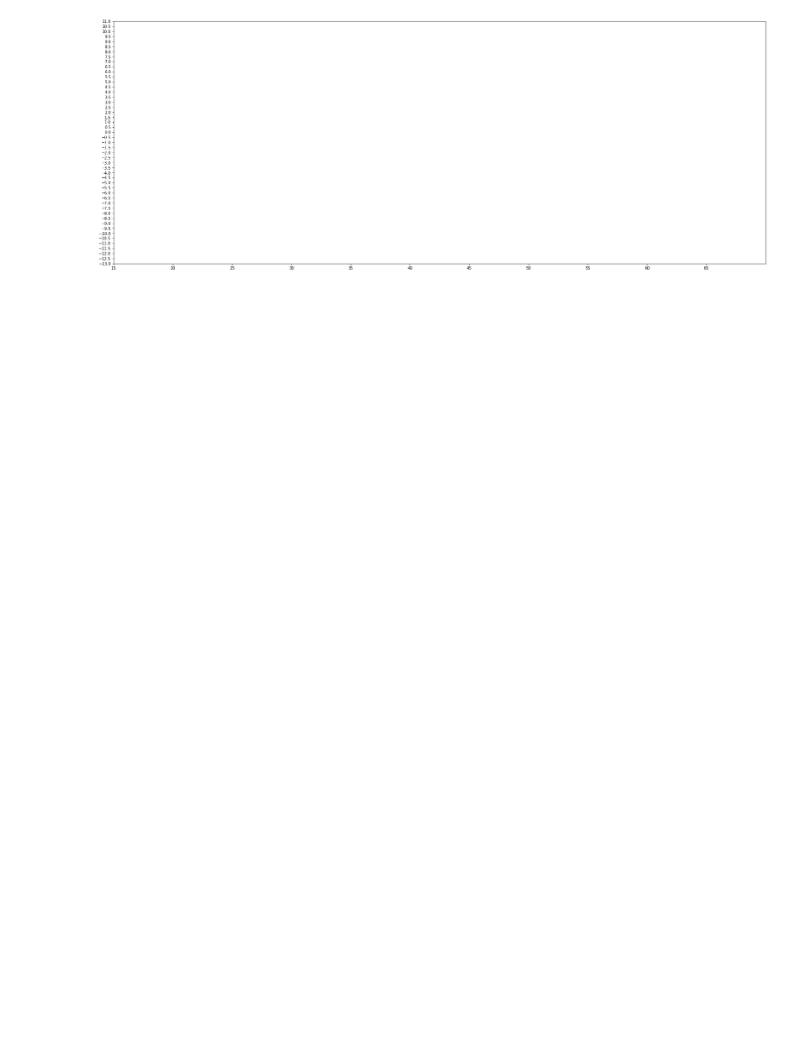
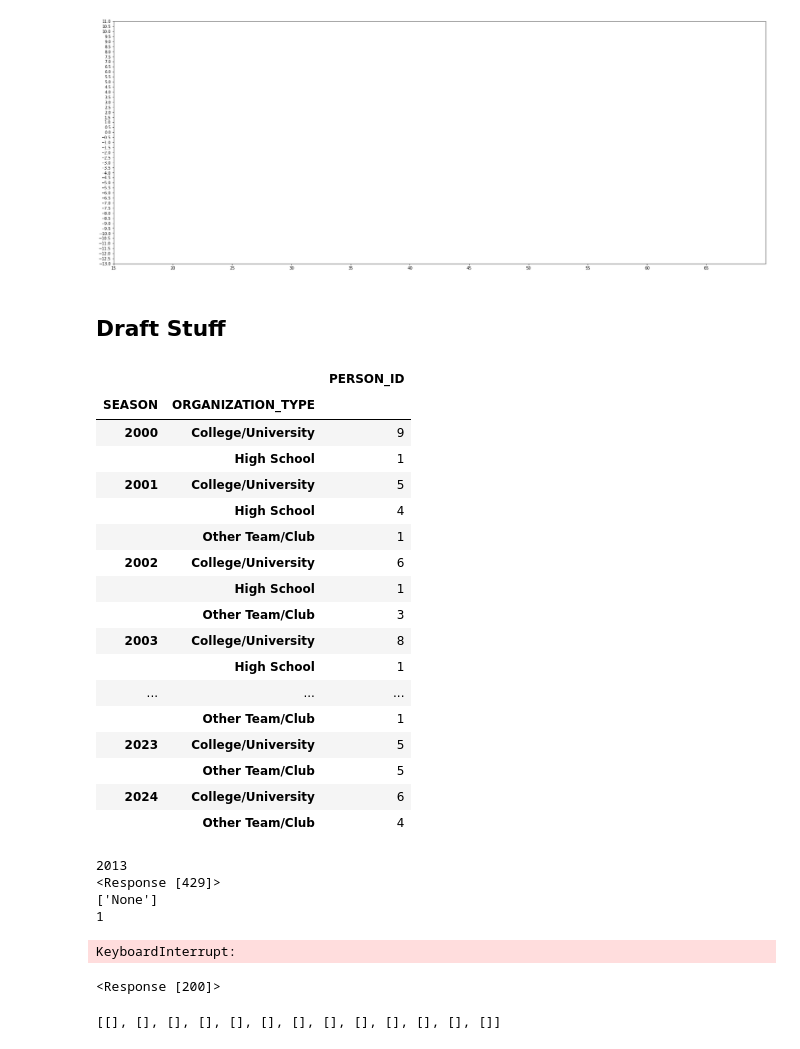
Before and after one commit to Idakan/NBA_DataViz-and-ML_Projs, a Jupyter notebook: NBA Aggregate Data.ipynb, the cells around one changed output. Cells and saved outputs as stored; diff of their text form; code cells hidden in the pictures; blank space fills up the shorter version.

```diff
--- a/NBA Aggregate Data.ipynb
+++ b/NBA Aggregate Data.ipynb
@@ -891,3 +971,66 @@ fig.show()
 # %% [output]
 [interactive output not drawn]
 [figure]
+# %% [markdown]
+## Draft Stuff
+# %%
+draft_dict = drafthistory.DraftHistory().get_dict()['resultSets'][0]
+draft_df_cols = draft_dict['headers']
+draft_df_cols
+draft_df = pd.DataFrame(draft_dict['rowSet'],columns=draft_df_cols)
+# %%
+draft_df['SEASON'] = draft_df['SEASON'].astype(int)
+draft_df = draft_df[draft_df['SEASON'] >= 2000]
+# draft_df = draft_df.drop(columns=['DRAFT_TYPE'],axis=1)
+# %%
+draft_df[draft_df['OVERALL_PICK'] <= 10][['SEASON','ORGANIZATION_TYPE','PERSON_ID']].groupby(['SEASON','ORGANIZATION_TYPE']).count()
+# %% [output]
+|  |  | PERSON_ID |
+| SEASON | ORGANIZATION_TYPE |  |
+| 2000 | College/University | 9 |
+|  | High School | 1 |
+| 2001 | College/University | 5 |
+|  | High School | 4 |
+|  | Other Team/Club | 1 |
+| 2002 | College/University | 6 |
+|  | High School | 1 |
+|  | Other Team/Club | 3 |
+| 2003 | College/University | 8 |
+|  | High School | 1 |
+| ... | ... | ... |
+|  | Other Team/Club | 1 |
+| 2023 | College/University | 5 |
+|  | Other Team/Club | 5 |
+| 2024 | College/University | 6 |
+|  | Other Team/Club | 4 |
+# %%
+all_trades = []
+import time
+for i in range(2013,2015):
+    print(i)
+    url = f"https://www.basketball-reference.com/leagues/NBA_{i}_transactions.html"
+    html = requests.get(url, allow_redirects=False,timeout=5)
+    print(html)
+    soup = BeautifulSoup(html.content, "lxml")
+    x = str(soup.find(name='ul',attrs={'class':'page_index'})).split('</p>')
+    print(x)
+    trades = [re.sub(r'\<.*?\>', '', i) for i in x if 'traded' in i]
+    all_trades.append(trades)
+    print(len(all_trades))
+# all_trades = [x for xs in all_trades for x in xs]
+# %% [output]
+2013
+<Response [429]>
+['None']
+1
+KeyboardInterrupt:
+# %%
+x = requests.get('https://w3schools.com')
+
+print(x)
+# %% [output]
+<Response [200]>
+# %%
+all_trades
+# %% [output]
+[[], [], [], [], [], [], [], [], [], [], [], [], []]
```
Also changed, not shown: parts of 34 cells of this notebook.
